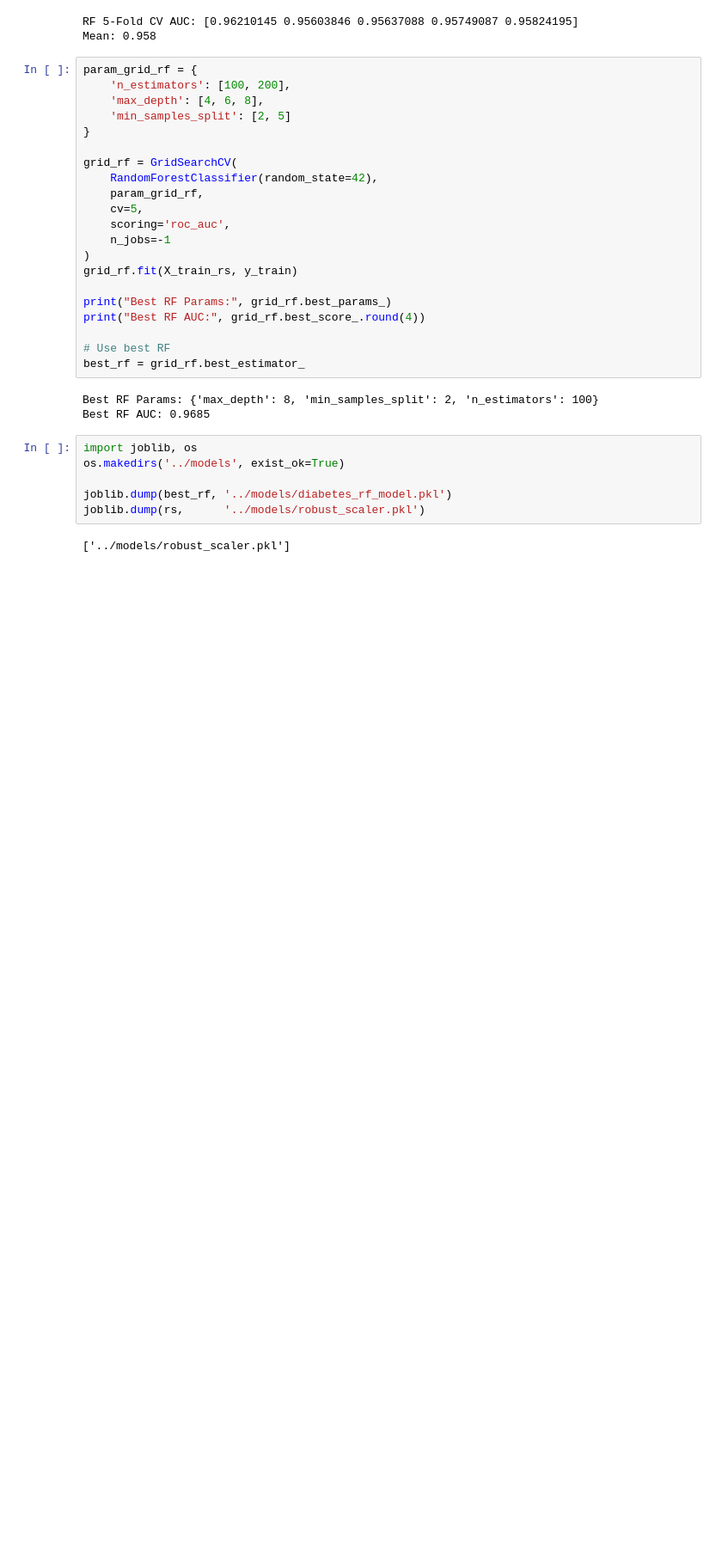
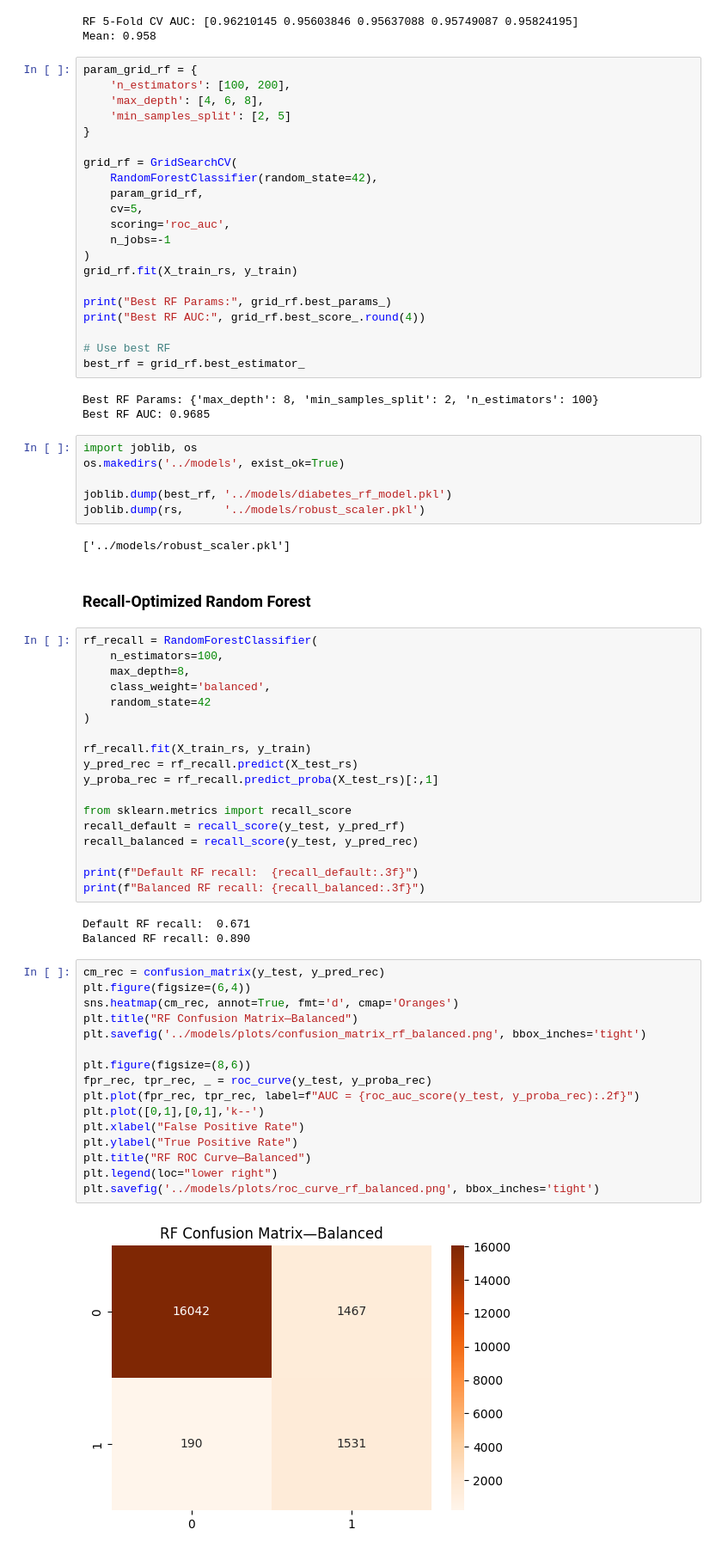
Before and after one commit to kzeen/diaguard, a Jupyter notebook: ml/notebooks/diabetes_model_training.ipynb, the cells around one changed output. Shown at 86% size. Drawn from its saved outputs; the diff is of its cells as text; blank space fills up the shorter version.

Commit message:
Create recall-optimized model

```diff
--- a/ml/notebooks/diabetes_model_training.ipynb
+++ b/ml/notebooks/diabetes_model_training.ipynb
@@ -309,3 +311,44 @@ joblib.dump(best_rf, '../models/diabetes_rf_model.pkl')
 joblib.dump(rs,      '../models/robust_scaler.pkl')
 # %% [output]
 ['../models/robust_scaler.pkl']
+# %% [markdown]
+### Recall-Optimized Random Forest
+# %%
+rf_recall = RandomForestClassifier(
+    n_estimators=100,
+    max_depth=8,
+    class_weight='balanced',
+    random_state=42
+)
+
+rf_recall.fit(X_train_rs, y_train)
+y_pred_rec = rf_recall.predict(X_test_rs)
+y_proba_rec = rf_recall.predict_proba(X_test_rs)[:,1]
+
+from sklearn.metrics import recall_score
+recall_default = recall_score(y_test, y_pred_rf)
+recall_balanced = recall_score(y_test, y_pred_rec)
+
+print(f"Default RF recall:  {recall_default:.3f}")
+print(f"Balanced RF recall: {recall_balanced:.3f}")
+# %% [output]
+Default RF recall:  0.671
+Balanced RF recall: 0.890
+# %%
+cm_rec = confusion_matrix(y_test, y_pred_rec)
+plt.figure(figsize=(6,4))
+sns.heatmap(cm_rec, annot=True, fmt='d', cmap='Oranges')
+plt.title("RF Confusion Matrix—Balanced")
+plt.savefig('../models/plots/confusion_matrix_rf_balanced.png', bbox_inches='tight')
+
+plt.figure(figsize=(8,6))
+fpr_rec, tpr_rec, _ = roc_curve(y_test, y_proba_rec)
+plt.plot(fpr_rec, tpr_rec, label=f"AUC = {roc_auc_score(y_test, y_proba_rec):.2f}")
+plt.plot([0,1],[0,1],'k--')
+plt.xlabel("False Positive Rate")
+plt.ylabel("True Positive Rate")
+plt.title("RF ROC Curve—Balanced")
+plt.legend(loc="lower right")
+plt.savefig('../models/plots/roc_curve_rf_balanced.png', bbox_inches='tight')
+# %% [output]
+[figure, added]
```
Also changed, not shown: parts of 3 cells of this notebook, 3 other files.
